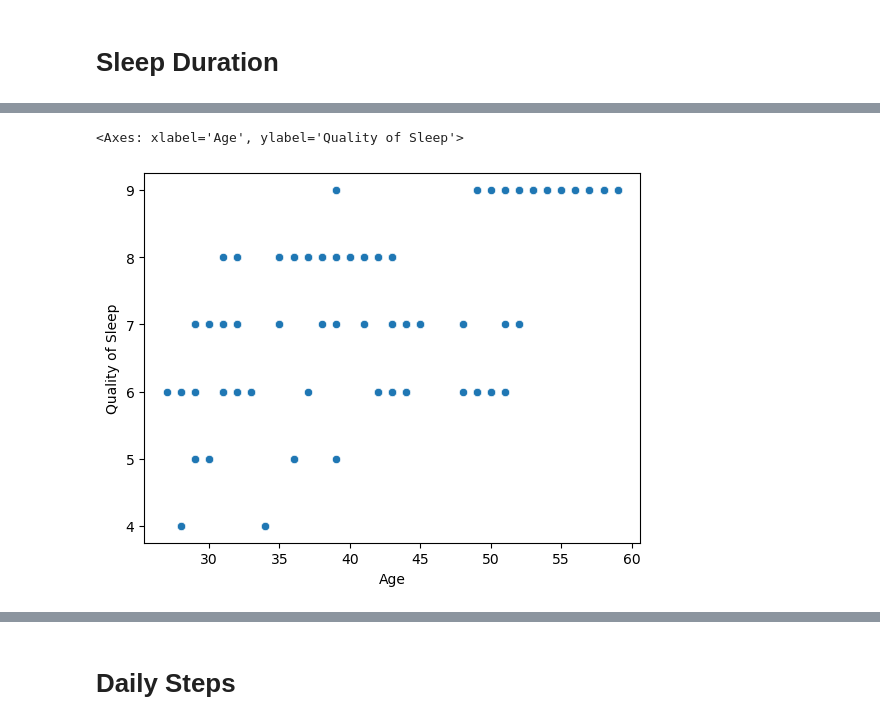
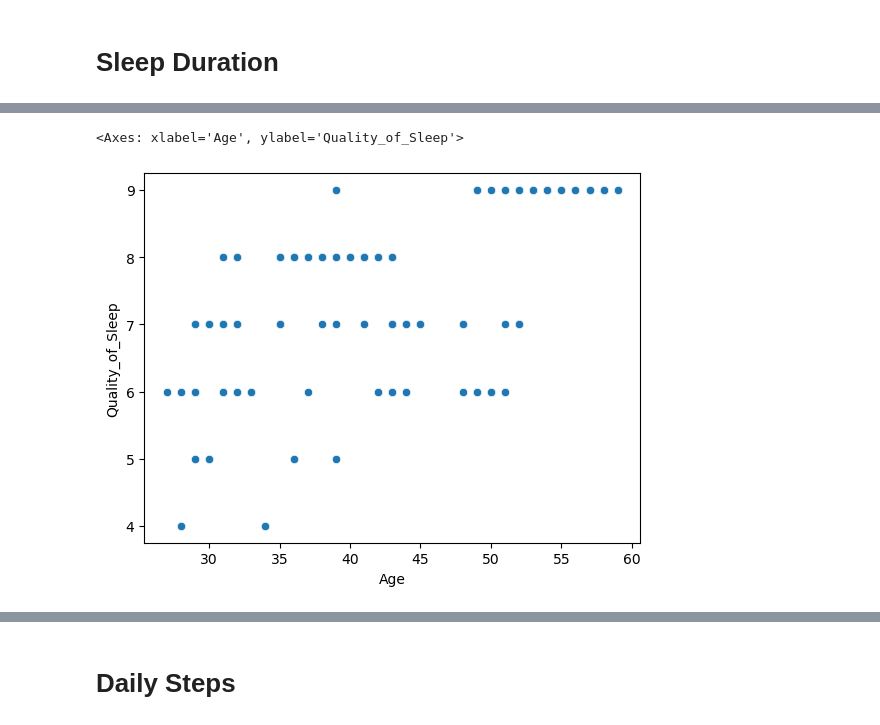
Before and after one commit to Gautam-10137/FitFlowAnalyzer, a Jupyter notebook: model/jupyter/FitFlowAnalyzer.ipynb, the cells around one changed output, grey strips where cells are left out. Drawn from its saved outputs; the diff is of its cells as text; code cells hidden in the pictures.

```diff
--- a/model/jupyter/FitFlowAnalyzer.ipynb
+++ b/model/jupyter/FitFlowAnalyzer.ipynb
@@ -143,10 +147,10 @@ df.head()
 | 3 | 4 | Male | 28 | Sales Representative | 5.9 | 4 | 30 | ... |
 | 4 | 5 | Male | 28 | Sales Representative | 5.9 | 4 | 30 | ... |
 # %%
-sns.scatterplot(x='Age', y='Quality of Sleep',data=df)
+sns.scatterplot(x='Age', y='Quality_of_Sleep',data=df)
 # %% [output]
-<Axes: xlabel='Age', ylabel='Quality of Sleep'>
+<Axes: xlabel='Age', ylabel='Quality_of_Sleep'>
-[figure, old version]
+[figure, new version]
 # %%
 df.describe()
 # %% [output]
```
Also changed, not shown: parts of 41 cells of this notebook, 13 other files.
